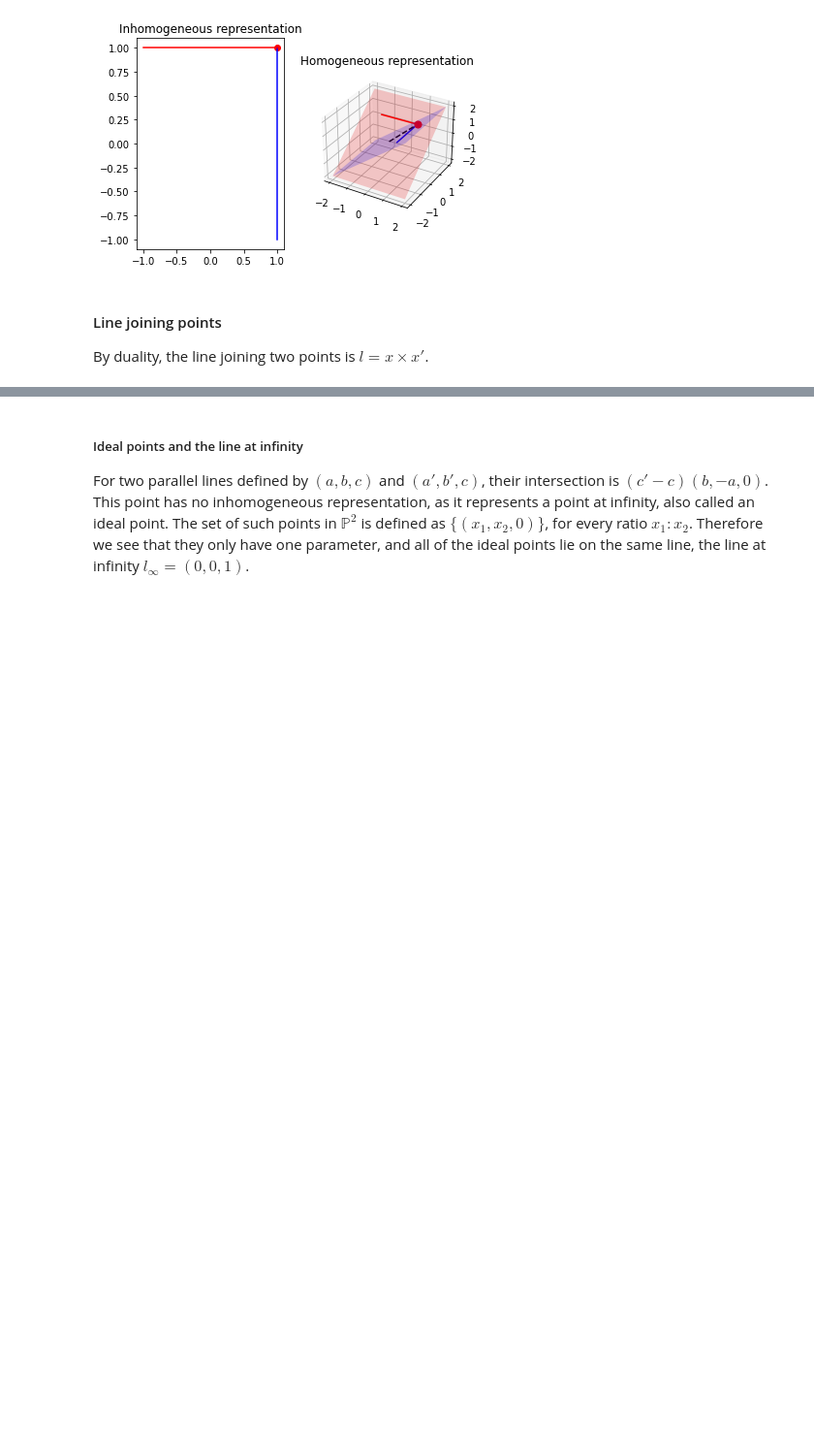
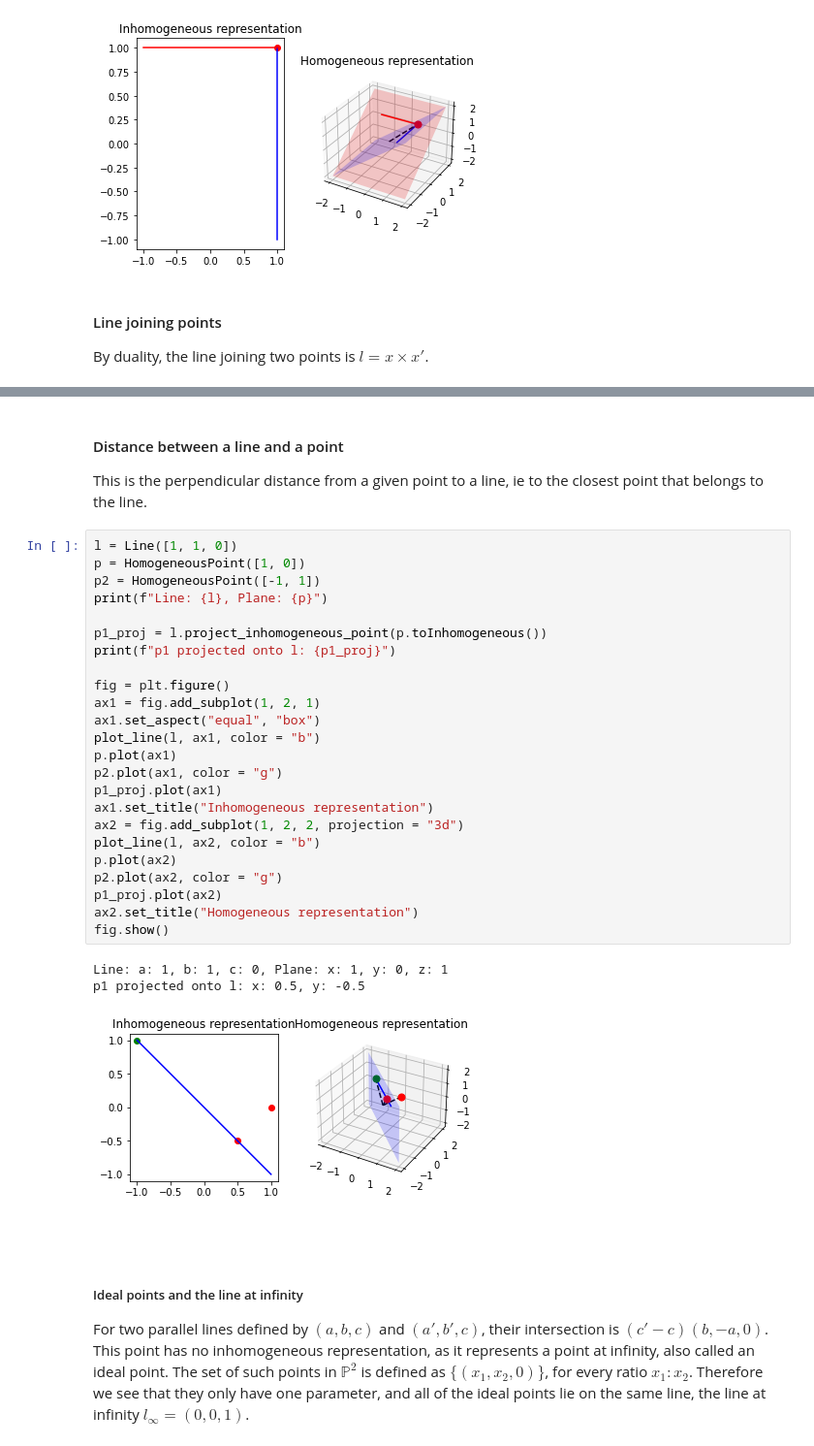
Before and after one commit to Smoltbob/ComputerVision, a Jupyter notebook: 2DProjectiveGeometry/main.ipynb, the cells around one changed output, grey strips where cells are left out. Shown: that part at 97% size. Cells and saved outputs as stored; diff of their text form; blank space fills up the shorter version.

```diff
--- a/2DProjectiveGeometry/main.ipynb
+++ b/2DProjectiveGeometry/main.ipynb
@@ -104,6 +102,39 @@ fig.show()
 # %% [output]
 Point x: 0, y: 0, z: 1 and Point x: 1, y: 0, z: 1 form Line a: 0, b: 1, c: 0
 [figure]
+# %% [markdown]
+#### Distance between a line and a point
+This is the perpendicular distance from a given point to a line, ie to the closest point that belongs to the line.
+# %%
+l = Line([1, 1, 0])
+p = HomogeneousPoint([1, 0])
+p2 = HomogeneousPoint([-1, 1])
+print(f"Line: {l}, Plane: {p}")
+
+p1_proj = l.project_inhomogeneous_point(p.toInhomogeneous())
+print(f"p1 projected onto l: {p1_proj}")
+
+fig = plt.figure()
+ax1 = fig.add_subplot(1, 2, 1)
+ax1.set_aspect("equal", "box")
+plot_line(l, ax1, color = "b")
+p.plot(ax1)
+p2.plot(ax1, color = "g")
+p1_proj.plot(ax1)
+ax1.set_title("Inhomogeneous representation")
+ax2 = fig.add_subplot(1, 2, 2, projection = "3d")
+plot_line(l, ax2, color = "b")
+p.plot(ax2)
+p2.plot(ax2, color = "g")
+p1_proj.plot(ax2)
+ax2.set_title("Homogeneous representation")
+fig.show()
+# %% [output]
+Line: a: 1, b: 1, c: 0, Plane: x: 1, y: 0, z: 1
+p1 projected onto l: x: 0.5, y: -0.5
+[figure, added]
+# %% [markdown]
+####
 # %% [markdown]
 ##### Ideal points and the line at infinity
 For two parallel lines defined by $(a, b, c)$ and $(a', b', c)$, their intersection is $(c' -c)(b, -a, 0)$. This point has no inhomogeneous representation, as it represents a point at infinity, also called an ideal point.
```
Also changed, not shown: parts of 5 cells of this notebook, 3 other files.
